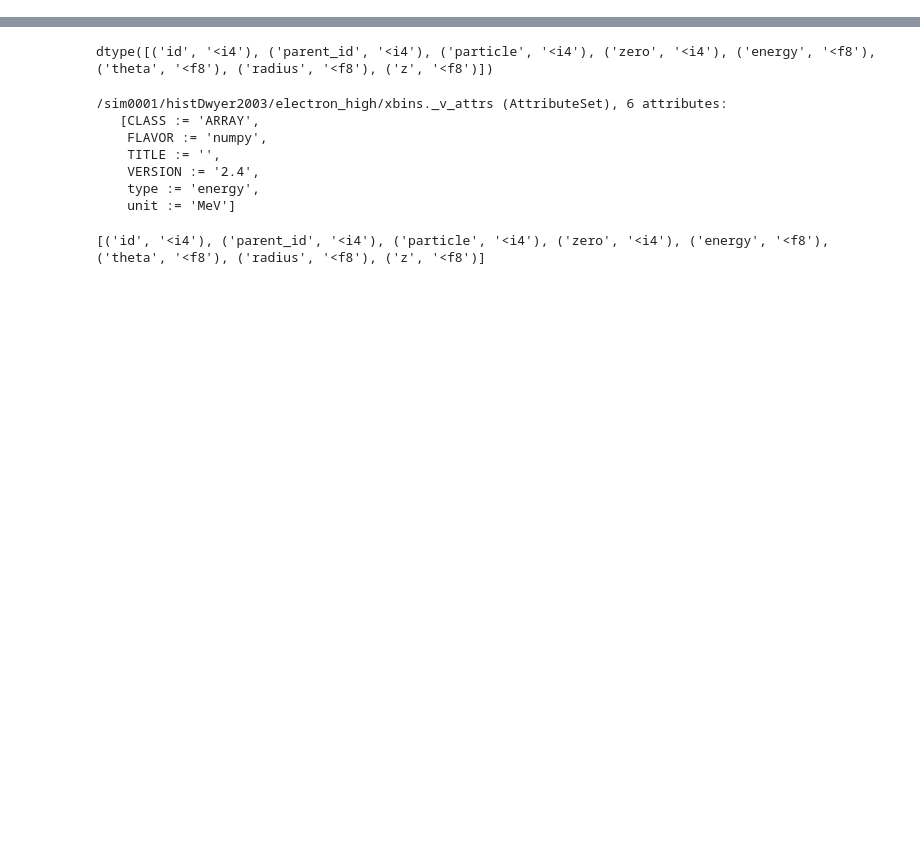
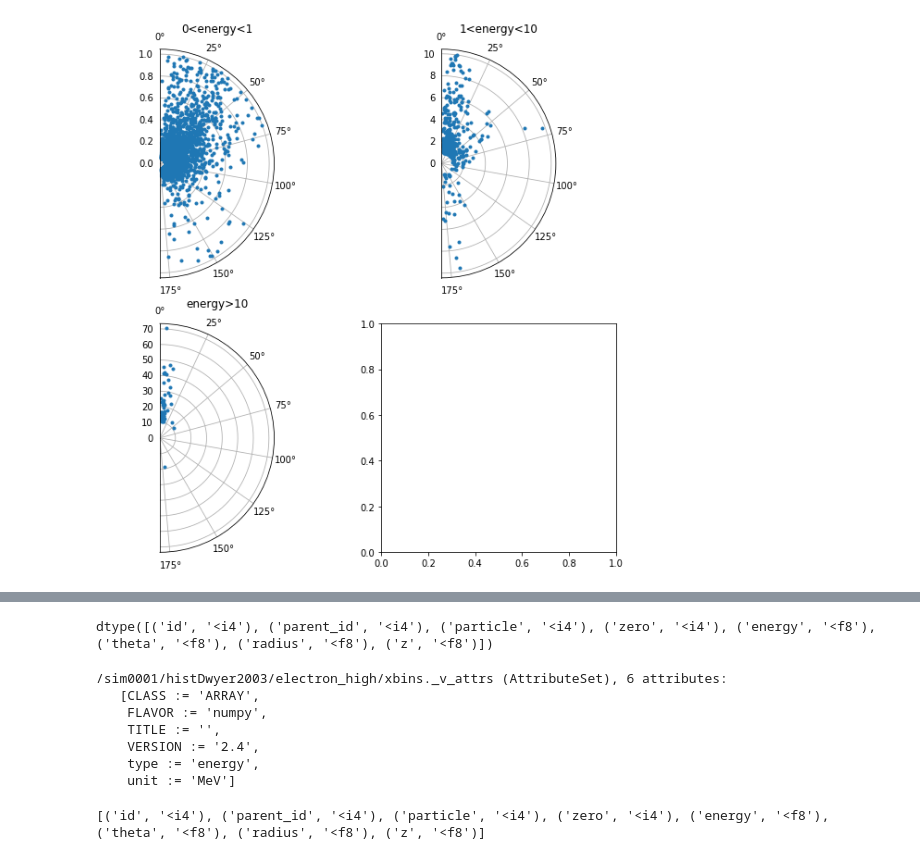
Before and after one commit to Zelenyy/phd-code, a Jupyter notebook: notebooks/15.ProbabilitySimulation.ipynb, the cells around one changed output, grey strips where cells are left out. Cells and saved outputs as stored; diff of their text form; code cells hidden in the pictures; blank space fills up the shorter version.

```diff
--- a/notebooks/15.ProbabilitySimulation.ipynb
+++ b/notebooks/15.ProbabilitySimulation.ipynb
@@ -202,0 +193,4 @@ with tables.open_file(path) as h5file:
+# %%
+polar_theta_energy(data_gamma, boundaries=(0, 1, 10))
+# %% [output]
+[figure, added]
```
Also changed, not shown: parts of 18 cells of this notebook, 5 other files.
